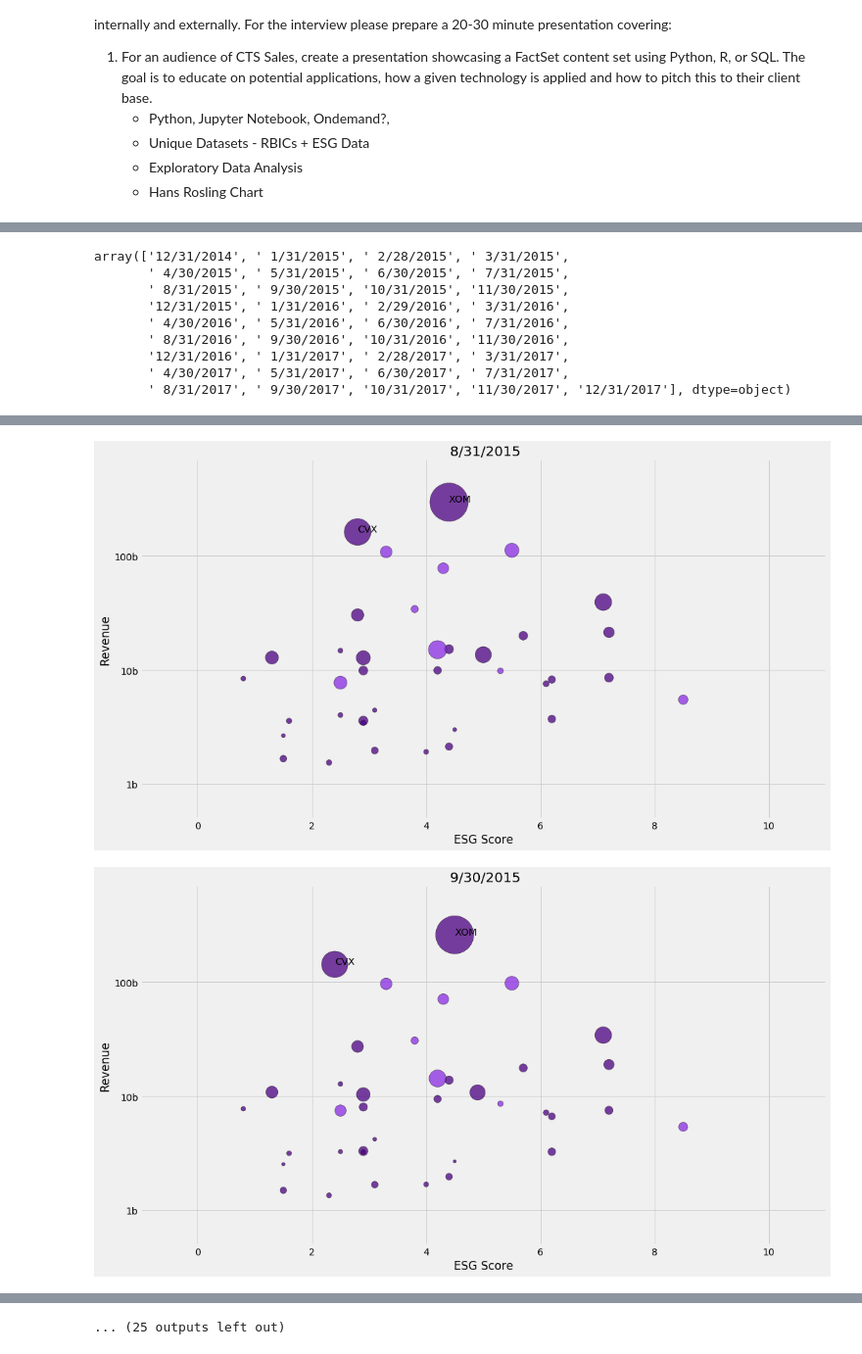
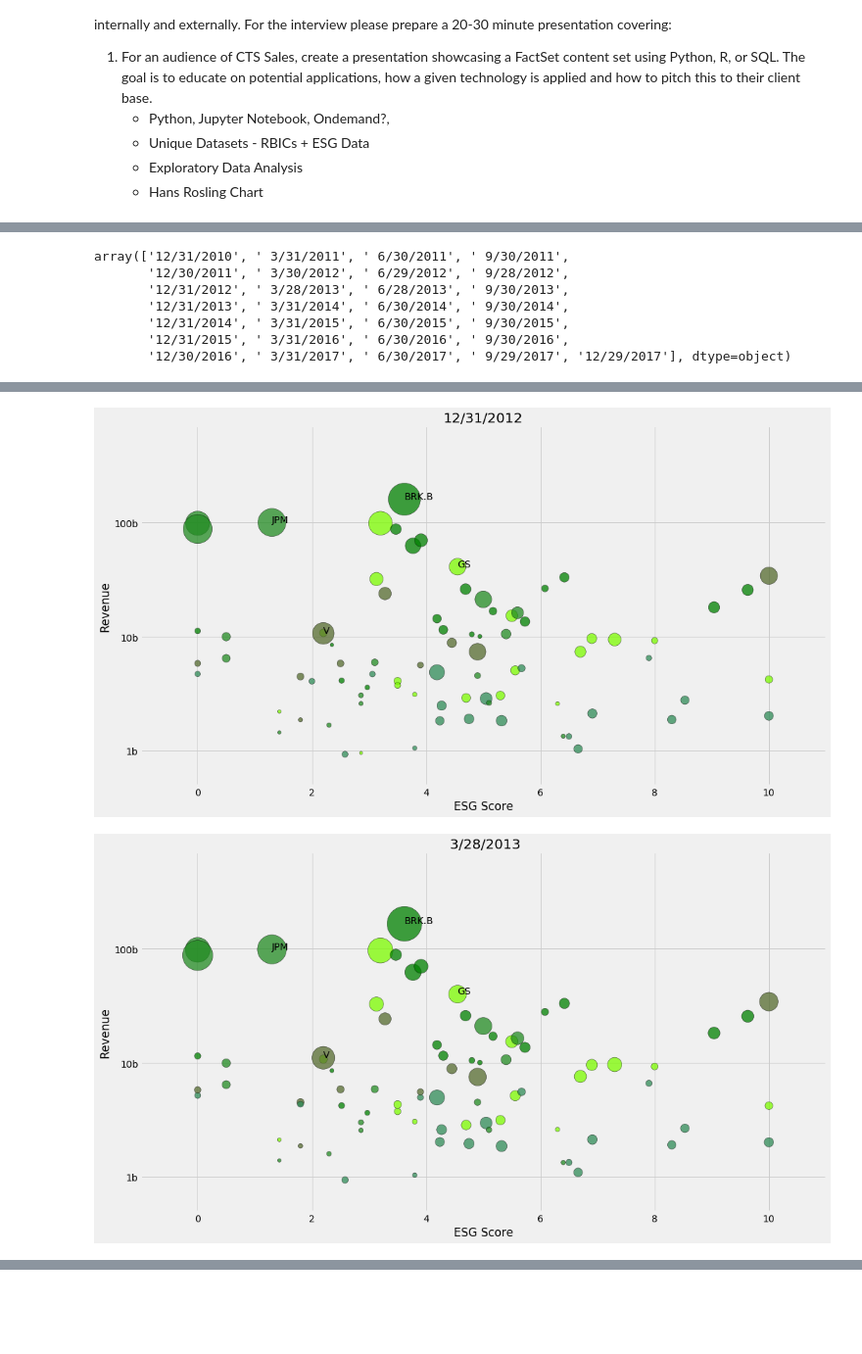
Before and after one commit to naidaire/CTS_Project_HR, a Jupyter notebook: Hans_Rosling_RBICS_Econ.ipynb, the cells around one changed output, grey strips where cells are left out. Shown at 98% size. Cells and saved outputs as stored; diff of their text form; code cells hidden in the pictures; blank space fills up the shorter version.

Commit message:
updated Qtrly Data, and added relevant images to keynote

```diff
--- a/Hans_Rosling_RBICS_Econ.ipynb
+++ b/Hans_Rosling_RBICS_Econ.ipynb
@@ -25,7 +25,7 @@ plt.rcParams['font.size'] = 14
 
 plt.style.use('fivethirtyeight')
 # %%
-data  = Path('.', 'assets', 'rbics_esg_data_m.csv')
+data  = Path('.', 'assets', 'rbics_esg_data_qtr.csv')
 hans_rosling = pd.read_csv(data, na_values= '@NA')
 # %%
 hans_rosling = hans_rosling.dropna()
@@ -192,16 +192,30 @@ hans_rosling_year_and_rbics = hans_rosling_year.loc[rbics_filter, :]
 # %%
 hans_rosling.Date.unique()
 # %% [output]
-array(['12/31/2014', ' 1/31/2015', ' 2/28/2015', ' 3/31/2015',
-       ' 4/30/2015', ' 5/31/2015', ' 6/30/2015', ' 7/31/2015',
-       ' 8/31/2015', ' 9/30/2015', '10/31/2015', '11/30/2015',
-       '12/31/2015', ' 1/31/2016', ' 2/29/2016', ' 3/31/2016',
-       ' 4/30/2016', ' 5/31/2016', ' 6/30/2016', ' 7/31/2016',
-       ' 8/31/2016', ' 9/30/2016', '10/31/2016', '11/30/2016',
-       '12/31/2016', ' 1/31/2017', ' 2/28/2017', ' 3/31/2017',
-       ' 4/30/2017', ' 5/31/2017', ' 6/30/2017', ' 7/31/2017',
-       ' 8/31/2017', ' 9/30/2017', '10/31/2017', '11/30/2017', '12/31/2017'], dtype=object)
+array(['12/31/2010', ' 3/31/2011', ' 6/30/2011', ' 9/30/2011',
+       '12/30/2011', ' 3/30/2012', ' 6/29/2012', ' 9/28/2012',
+       '12/31/2012', ' 3/28/2013', ' 6/28/2013', ' 9/30/2013',
+       '12/31/2013', ' 3/31/2014', ' 6/30/2014', ' 9/30/2014',
+       '12/31/2014', ' 3/31/2015', ' 6/30/2015', ' 9/30/2015',
+       '12/31/2015', ' 3/31/2016', ' 6/30/2016', ' 9/30/2016',
+       '12/30/2016', ' 3/31/2017', ' 6/30/2017', ' 9/29/2017', '12/29/2017'], dtype=object)
+# %%
+#Splitting dates into separate variables so the Notebook doesn't crash
+
+dateA = ['12/31/2010', ' 3/31/2011', ' 6/30/2011', ' 9/30/2011',
+       '12/30/2011', ' 3/30/2012', ' 6/29/2012', ' 9/28/2012',
+       '12/31/2012', ' 3/28/2013'
+        ]
+
+dateB = [' 6/28/2013', ' 9/30/2013','12/31/2013', ' 3/31/2014',
+         ' 6/30/2014', ' 9/30/2014', '12/31/2014', ' 3/31/2015',
+         ' 6/30/2015', ' 9/30/2015'
+        ]
+
+dateC = ['12/31/2015', ' 3/31/2016', ' 6/30/2016', ' 9/30/2016',
+         '12/30/2016', ' 3/31/2017', ' 6/30/2017', ' 9/29/2017',
+         '12/29/2017']
 # %%
-for date in hans_rosling.Date.unique():
-    hans_rosling_date_and_rbics(date, 'Energy')
+for date in dateA:
+    hans_rosling_date_and_rbics(date, 'Finance')
 # %% [output]
@@ -216,2 +230,2 @@ for date in hans_rosling.Date.unique():
-[figure, old version]
+[figure, new version]
-[figure, old version]
+[figure, new version]
@@ -220 +231,0 @@ for date in hans_rosling.Date.unique():
-... (25 outputs left out)
```
Also changed, not shown: parts of 5 cells of this notebook, 1 other file.
